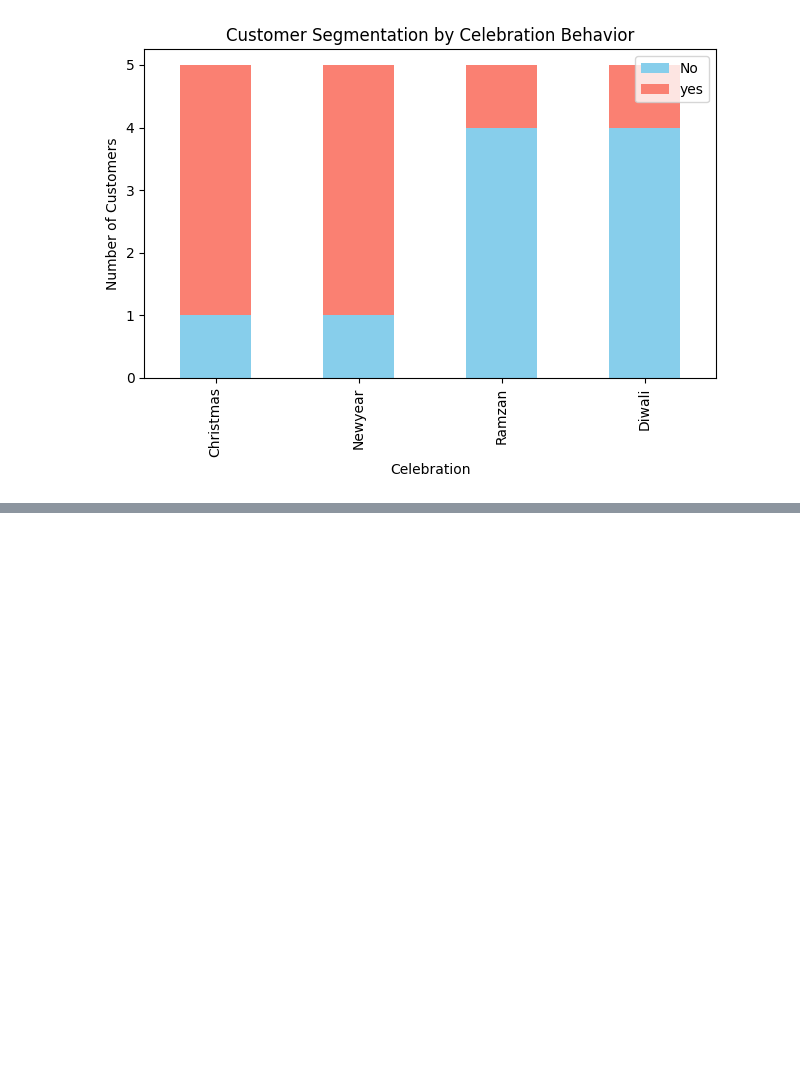
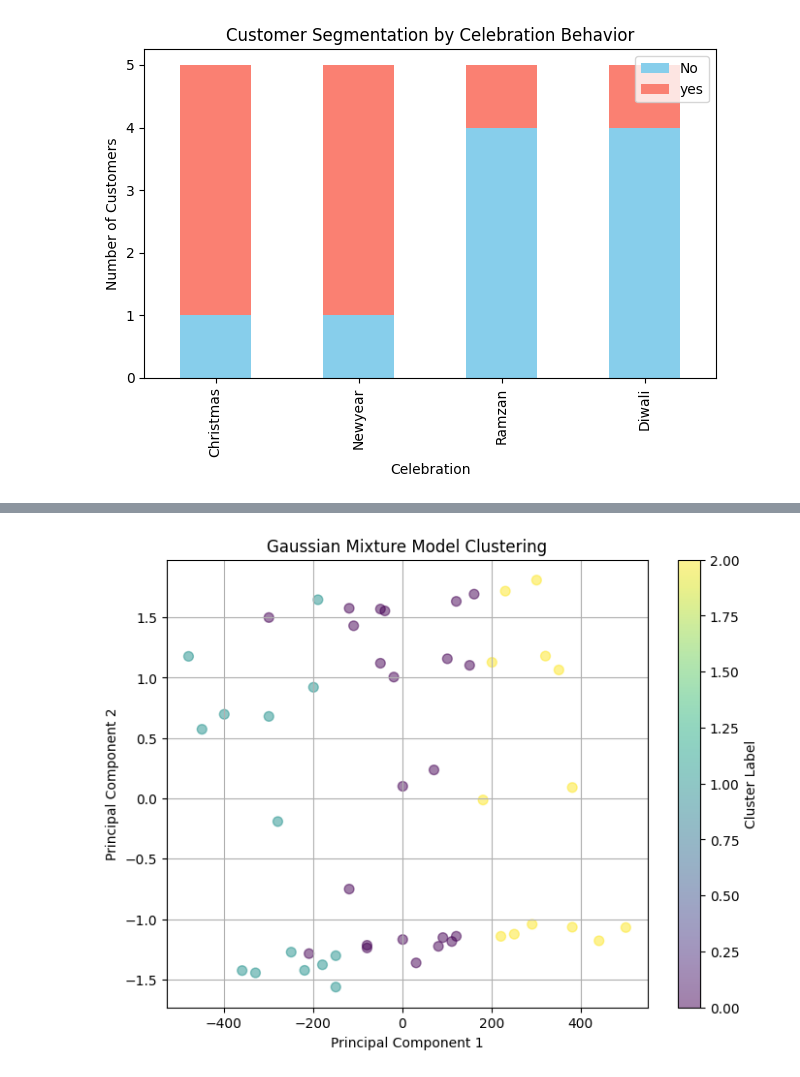
Before and after one commit to alikhan37544/NNML-SRM, a Jupyter notebook: Experiment_11_EM_For_Clustering.ipynb, the cells around one changed output, grey strips where cells are left out. Saved outputs shown, nothing was run; the diff lists cells and outputs as text; code cells hidden in the pictures; blank space fills up the shorter version.

```diff
--- a/Experiment_11_EM_For_Clustering.ipynb
+++ b/Experiment_11_EM_For_Clustering.ipynb
@@ -175,0 +252,19 @@ plt.show()
+# %%
+import matplotlib.pyplot as plt
+from sklearn.decomposition import PCA
+
+# Apply PCA to reduce the data to 2 dimensions
+pca = PCA(n_components=2)
+X_pca = pca.fit_transform(X)
+
+# Plot the clustered data
+plt.figure(figsize=(8, 6))
+plt.scatter(X_pca[:, 0], X_pca[:, 1], c=cluster_labels, cmap='viridis', s=50, alpha=0.5)
+plt.title('Gaussian Mixture Model Clustering')
+plt.xlabel('Principal Component 1')
+plt.ylabel('Principal Component 2')
+plt.colorbar(label='Cluster Label')
+plt.grid(True)
+plt.show()
+# %% [output]
+[figure, added]
```
Also changed, not shown: parts of 7 cells of this notebook.
